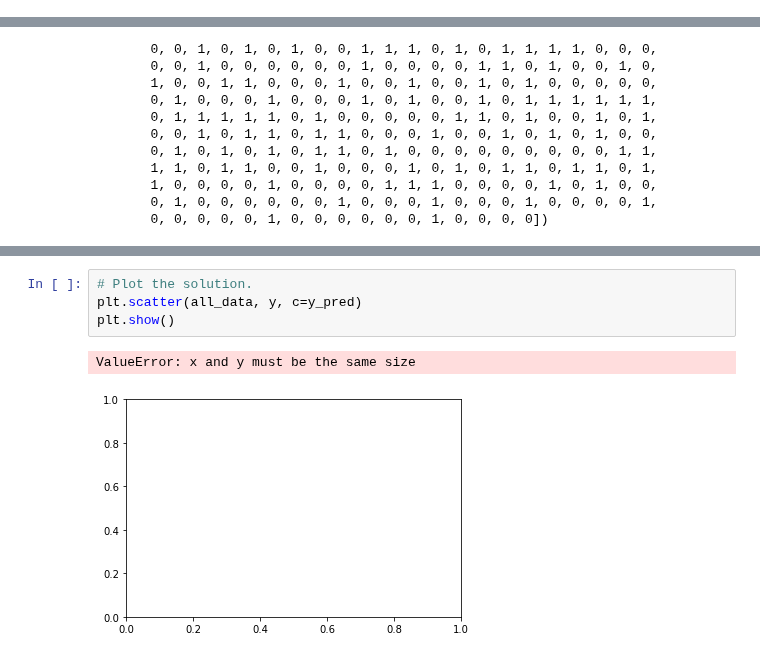
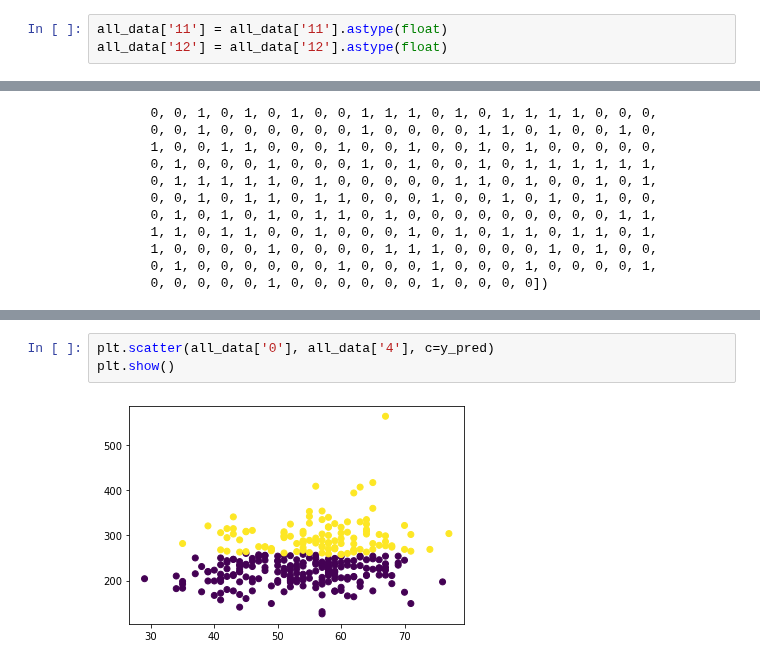
Before and after one commit to ssmcnatt/assignments, a Jupyter notebook: k-means-clustering.ipynb, the cells around one changed output, grey strips where cells are left out. Drawn from its saved outputs; the diff is of its cells as text.

```diff
--- a/k-means-clustering.ipynb
+++ b/k-means-clustering.ipynb
@@ -122,3 +172,6 @@ neg_df = all_data[all_data['diagnosis'] == 0]
+# %%
+all_data['11'] = all_data['11'].astype(float)
+all_data['12'] = all_data['12'].astype(float)
 # %%
 scaler = StandardScaler()
 scaled = scaler.fit_transform(X)
@@ -148,7 +220,5 @@ array([0, 1, 0, 0, 0, 0, 1, 1, 0, 0, 0, 1, 0, 1, 0, 0, 0, 0, 1, 1, 0, 1,
 # %%
-# Plot the solution.
-plt.scatter(all_data, y, c=y_pred)
+plt.scatter(all_data['0'], all_data['4'], c=y_pred)
 plt.show()
 # %% [output]
-ValueError: x and y must be the same size
-[figure, old version]
+[figure, new version]
```
Also changed, not shown: parts of 6 cells of this notebook, 1 other file.
